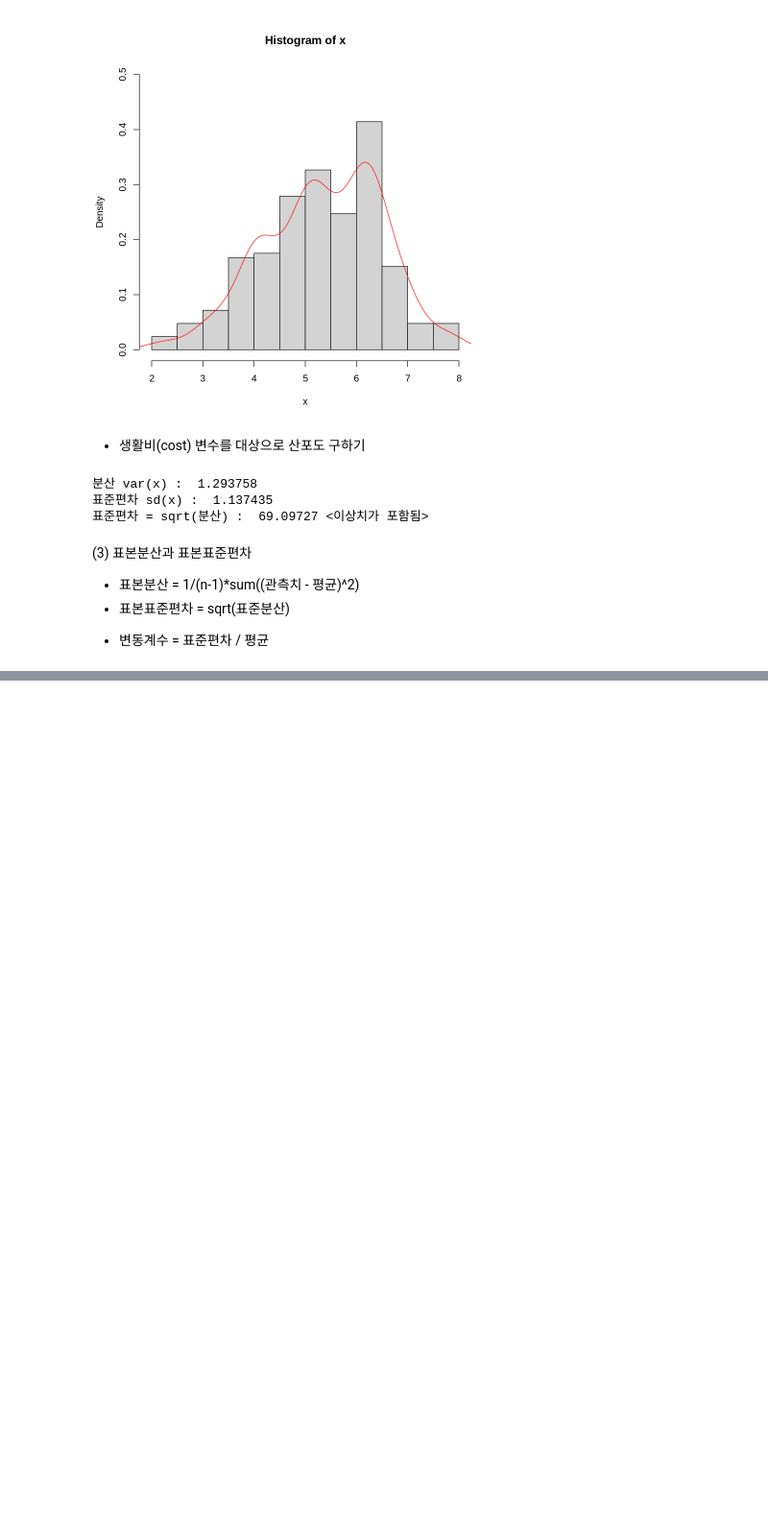
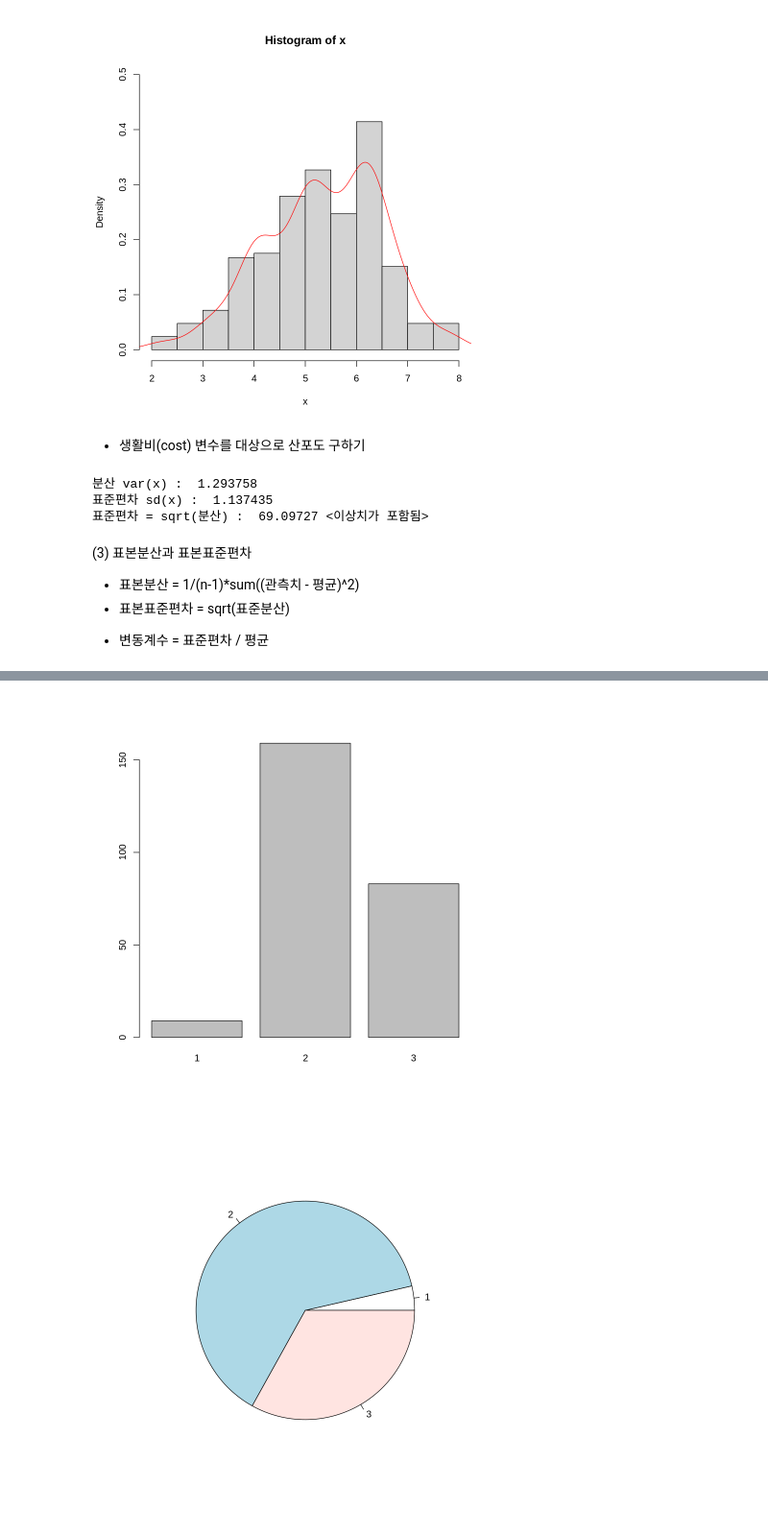
Before and after one commit to gyujin0450/RPRG_PARTIII, a Jupyter notebook: p368_척도별기술통계량.ipynb, the cells around one changed output, grey strips where cells are left out. Shown: that part at 96% size. Saved outputs shown, nothing was run; the diff lists cells and outputs as text; code cells hidden in the pictures; blank space fills up the shorter version.

```diff
--- a/p368_척도별기술통계량.ipynb
+++ b/p368_척도별기술통계량.ipynb
@@ -355,0 +407,14 @@ cat('변동계수 : ',sd(b)/mean(b),'\n')
+# %%
+# 4) 연속형 변수 범주화
+x.f <- x
+x.f[x > 1 & x <= 3] <- 1
+x.f[x > 3 & x <= 6] <- 2
+x.f[x > 6] <- 3
+# %%
+# 5) 범주형 데이터 시각화
+f <- table(x.f)
+barplot(f)
+pie(f)
+# %% [output]
+[figure, added]
+[figure, added]
```
Also changed, not shown: parts of 25 cells of this notebook.
